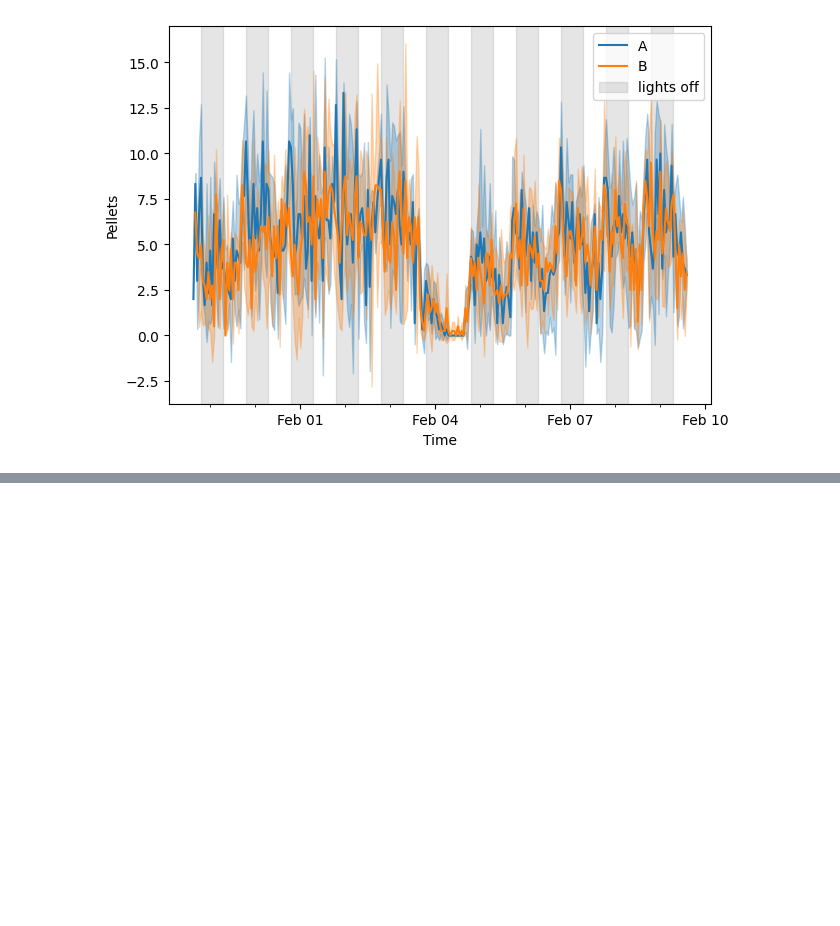
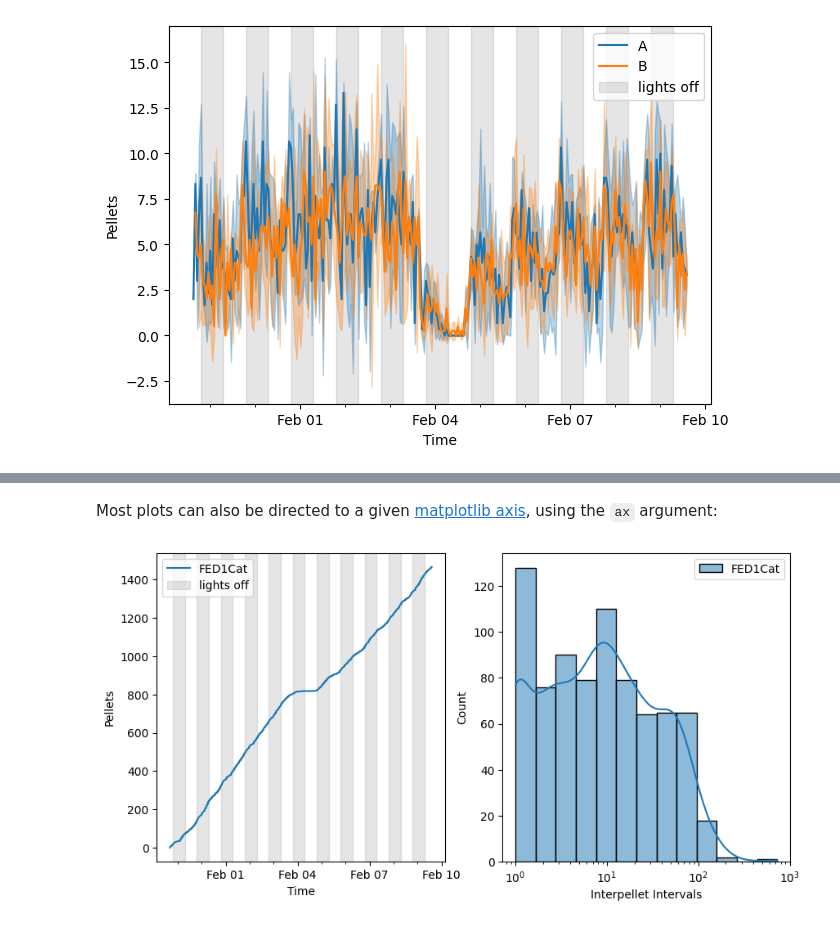
Before and after one commit to earnestt1234/fed3, a Jupyter notebook: docs/plots_getting_started.ipynb, the cells around one changed output, grey strips where cells are left out. Drawn from its saved outputs; the diff is of its cells as text; code cells hidden in the pictures; blank space fills up the shorter version.

```diff
--- a/docs/plots_getting_started.ipynb
+++ b/docs/plots_getting_started.ipynb
@@ -73,0 +97,12 @@ fig = fplot.line(groups, bins='4H')
+# %% [markdown]
+Most plots can also be directed to a given [matplotlib axis](https://matplotlib.org/stable/api/axes_api.html), using the `ax` argument:
+# %%
+# create layout
+fig, (ax1, ax2) = plt.subplots(nrows=1, ncols=2, figsize=(10, 5))
+
+# plot
+fplot.line(f, y='pellets', ax=ax1)
+fplot.ipi(f, ax=ax2)
+plt.show()
+# %% [output]
+[figure, added]
```
Also changed, not shown: parts of 10 cells of this notebook, 15 other files.
